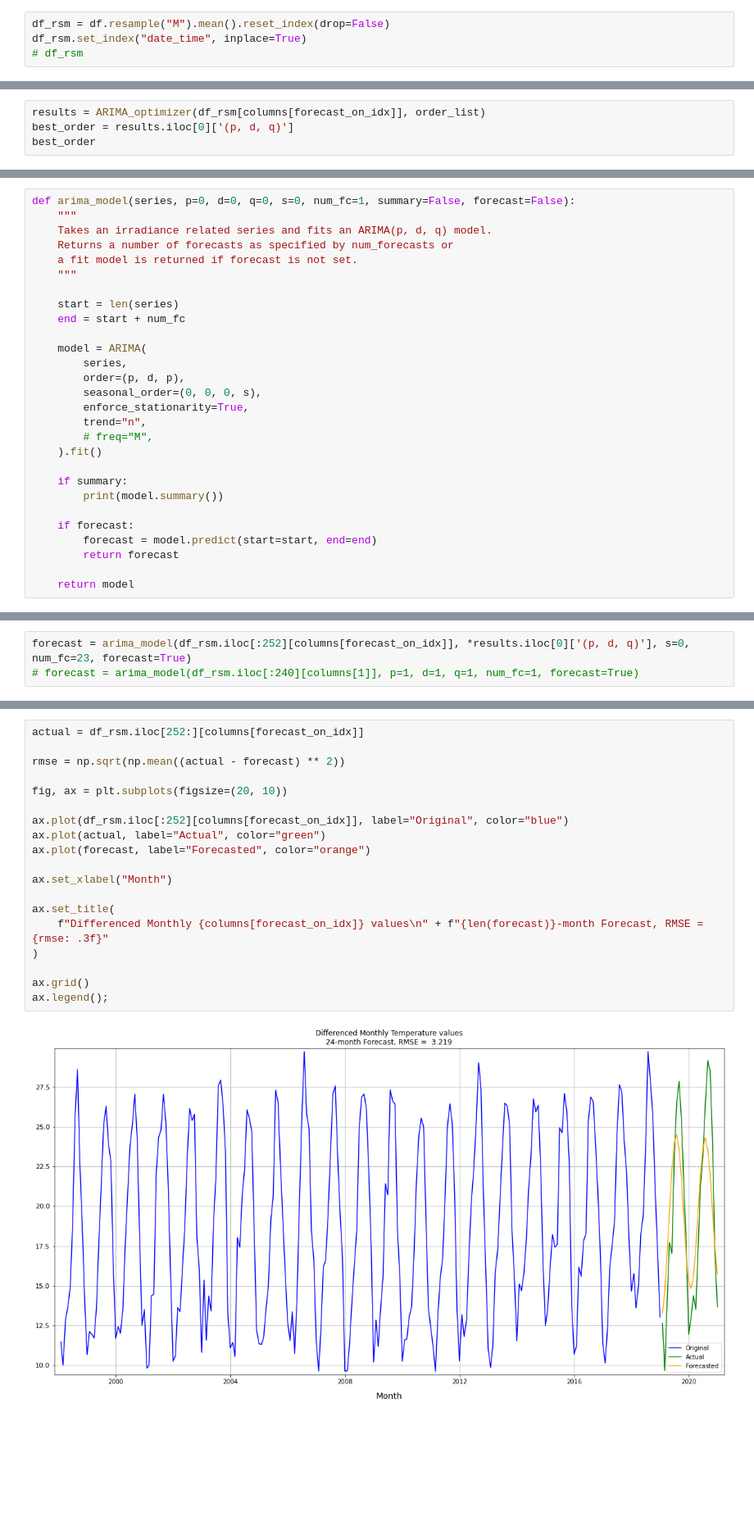
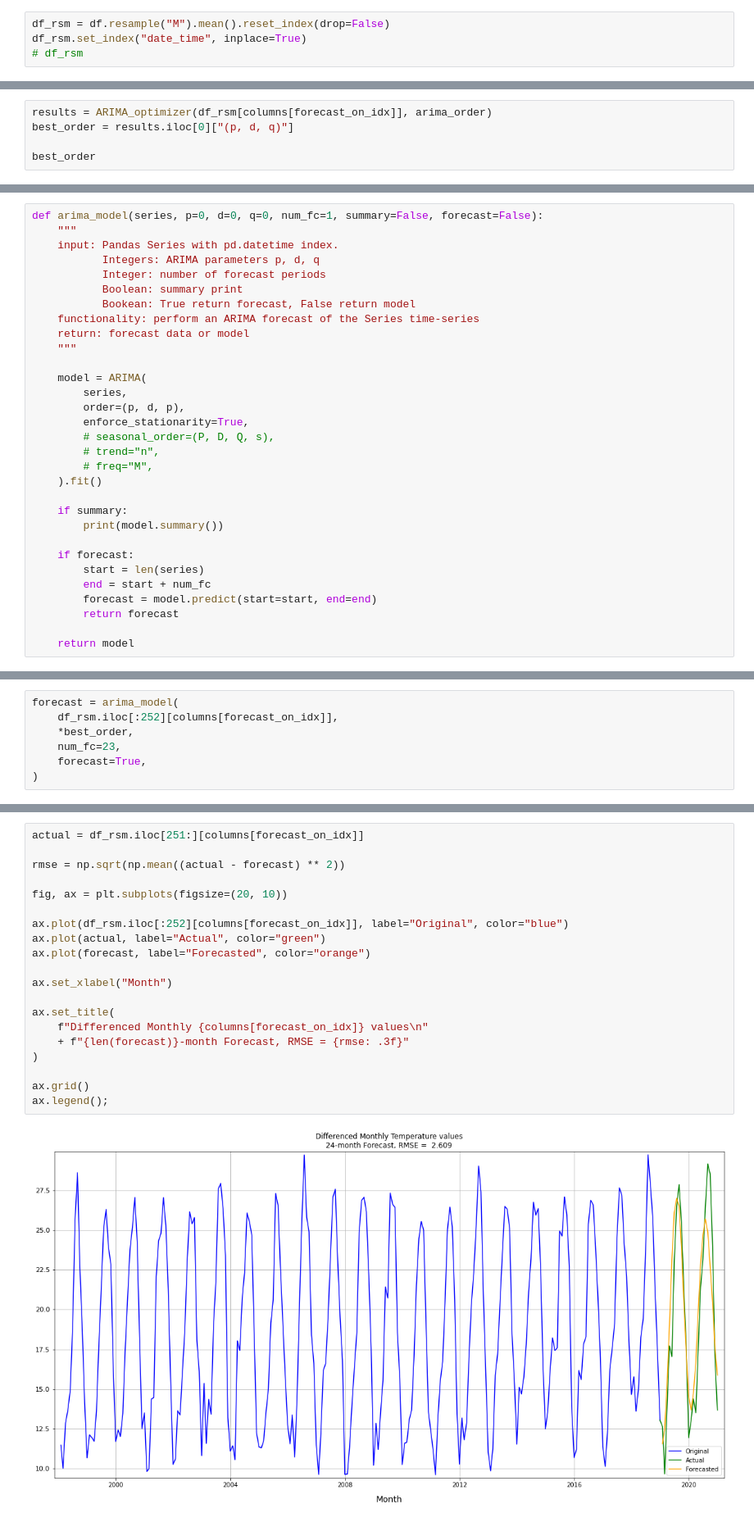
Before and after one commit to gamyers/solar-697, a Jupyter notebook: gm/notebooks/ts_arima.ipynb, the cells around one changed output, grey strips where cells are left out. Shown at 82% size. Saved outputs shown, nothing was run; the diff lists cells and outputs as text; blank space fills up the shorter version.

Commit message:
update (s)arima notebooks, add sarima functions to ts_tools.py

```diff
--- a/gm/notebooks/ts_arima.ipynb
+++ b/gm/notebooks/ts_arima.ipynb
@@ -181,5 +140,6 @@ order_list = gen_arima_params(p_rng=(4, 5), d_rng=(0, 1), q_rng=(5, 6))
 # %%
-results = ARIMA_optimizer(df_rsm[columns[forecast_on_idx]], order_list)
-best_order = results.iloc[0]['(p, d, q)']
+results = ARIMA_optimizer(df_rsm[columns[forecast_on_idx]], arima_order)
+best_order = results.iloc[0]["(p, d, q)"]
+
 best_order
 # %% [output]
@@ -187,20 +147,21 @@ best_order
 # %%
-def arima_model(series, p=0, d=0, q=0, s=0, num_fc=1, summary=False, forecast=False):
+def arima_model(series, p=0, d=0, q=0, num_fc=1, summary=False, forecast=False):
     """
-    Takes an irradiance related series and fits an ARIMA(p, d, q) model.
-    Returns a number of forecasts as specified by num_forecasts or
-    a fit model is returned if forecast is not set.
+    input: Pandas Series with pd.datetime index.
+           Integers: ARIMA parameters p, d, q
+           Integer: number of forecast periods
+           Boolean: summary print
+           Bookean: True return forecast, False return model
+    functionality: perform an ARIMA forecast of the Series time-series
+    return: forecast data or model
     """
-
-    start = len(series)
-    end = start + num_fc
 
     model = ARIMA(
         series,
         order=(p, d, p),
-        seasonal_order=(0, 0, 0, s),
         enforce_stationarity=True,
-        trend="n",
+        # seasonal_order=(P, D, Q, s),
+        # trend="n",
         # freq="M",
     ).fit()
 
@@ -208,6 +169,8 @@ def arima_model(series, p=0, d=0, q=0, s=0, num_fc=1, summary=False, forecast=Fa
         print(model.summary())
 
     if forecast:
+        start = len(series)
+        end = start + num_fc
         forecast = model.predict(start=start, end=end)
         return forecast
 
@@ -273,3 +202,7 @@ def arima_forecast(series, num_forecasts, p=0, d=0, q=0):
 # %%
-forecast = arima_model(df_rsm.iloc[:252][columns[forecast_on_idx]], *results.iloc[0]['(p, d, q)'], s=0, num_fc=23, forecast=True)
-# forecast = arima_model(df_rsm.iloc[:240][columns[1]], p=1, d=1, q=1, num_fc=1, forecast=True)
+forecast = arima_model(
+    df_rsm.iloc[:252][columns[forecast_on_idx]],
+    *best_order,
+    num_fc=23,
+    forecast=True,
+)
@@ -290,21 +209,22 @@ forecast = arima_model(df_rsm.iloc[:252][columns[forecast_on_idx]], *results.ilo
 # %%
-actual = df_rsm.iloc[252:][columns[forecast_on_idx]]
+actual = df_rsm.iloc[251:][columns[forecast_on_idx]]
 
 rmse = np.sqrt(np.mean((actual - forecast) ** 2))
 
 fig, ax = plt.subplots(figsize=(20, 10))
 
 ax.plot(df_rsm.iloc[:252][columns[forecast_on_idx]], label="Original", color="blue")
 ax.plot(actual, label="Actual", color="green")
 ax.plot(forecast, label="Forecasted", color="orange")
 
 ax.set_xlabel("Month")
 
 ax.set_title(
-    f"Differenced Monthly {columns[forecast_on_idx]} values\n" + f"{len(forecast)}-month Forecast, RMSE = {rmse: .3f}"
+    f"Differenced Monthly {columns[forecast_on_idx]} values\n"
+    + f"{len(forecast)}-month Forecast, RMSE = {rmse: .3f}"
 )
 
 ax.grid()
 ax.legend();
 # %% [output]
-[figure, old version]
+[figure, new version]
```
Also changed, not shown: parts of 19 cells of this notebook, 2 other files.
